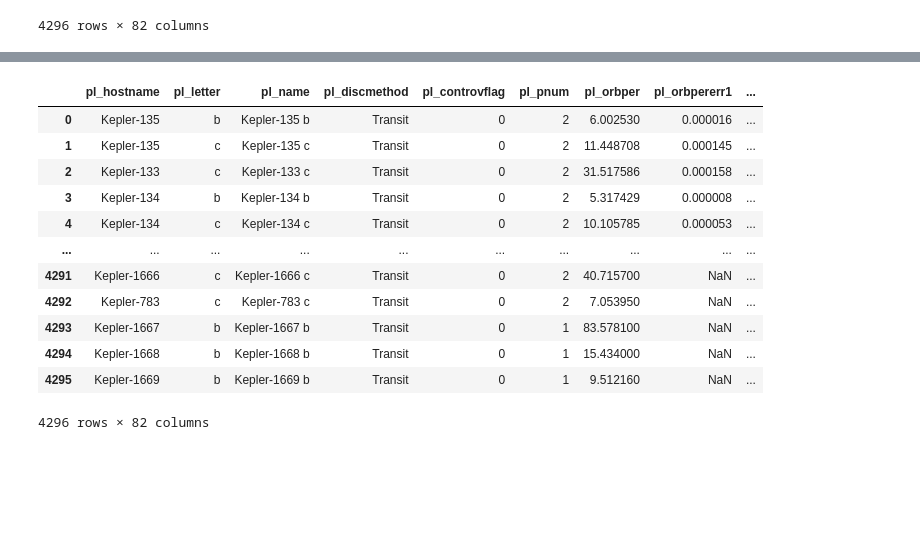
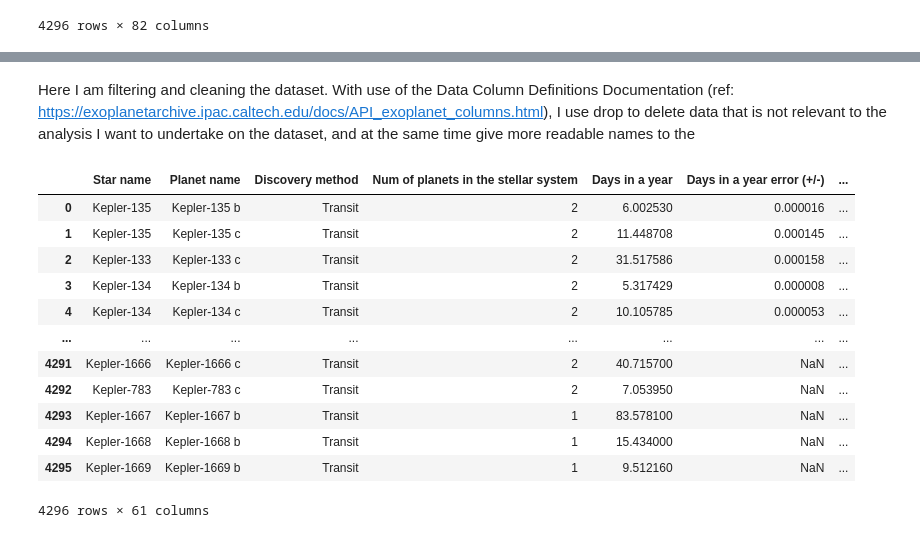
Before and after one commit to sjlacey/DataScienceProject_Exoplanets, a Jupyter notebook: DataScienceProject_Exoplanets.ipynb, the cells around one changed output, grey strips where cells are left out. Cells and saved outputs as stored; diff of their text form; code cells hidden in the pictures; blank space fills up the shorter version.

```diff
--- a/DataScienceProject_Exoplanets.ipynb
+++ b/DataScienceProject_Exoplanets.ipynb
@@ -1,5 +1,6 @@
 # %%
 import pandas as pd
+pd.options.display.max_columns = None
 # %%
 import requests
 
@@ -40,16 +25,21 @@ df.drop(columns =['pl_letter', 'pl_discmethod'])
-# %%
-df
-# %% [output]
-|  | pl_hostname | pl_letter | pl_name | pl_discmethod | pl_controvflag | pl_pnum | pl_orbper | pl_orbpererr1 | ... |
-| 0 | Kepler-135 | b | Kepler-135 b | Transit | 0 | 2 | 6.002530 | 0.000016 | ... |
-| 1 | Kepler-135 | c | Kepler-135 c | Transit | 0 | 2 | 11.448708 | 0.000145 | ... |
-| 2 | Kepler-133 | c | Kepler-133 c | Transit | 0 | 2 | 31.517586 | 0.000158 | ... |
-| 3 | Kepler-134 | b | Kepler-134 b | Transit | 0 | 2 | 5.317429 | 0.000008 | ... |
-| 4 | Kepler-134 | c | Kepler-134 c | Transit | 0 | 2 | 10.105785 | 0.000053 | ... |
-| ... | ... | ... | ... | ... | ... | ... | ... | ... | ... |
-| 4291 | Kepler-1666 | c | Kepler-1666 c | Transit | 0 | 2 | 40.715700 | NaN | ... |
-| 4292 | Kepler-783 | c | Kepler-783 c | Transit | 0 | 2 | 7.053950 | NaN | ... |
-| 4293 | Kepler-1667 | b | Kepler-1667 b | Transit | 0 | 1 | 83.578100 | NaN | ... |
-| 4294 | Kepler-1668 | b | Kepler-1668 b | Transit | 0 | 1 | 15.434000 | NaN | ... |
-| 4295 | Kepler-1669 | b | Kepler-1669 b | Transit | 0 | 1 | 9.512160 | NaN | ... |
-4296 rows × 82 columns
+# %% [markdown]
+Here I am filtering and cleaning the dataset. With use of the Data Column Definitions Documentation (ref: https://exoplanetarchive.ipac.caltech.edu/docs/API_exoplanet_columns.html), I use drop to delete data that is not relevant to the analysis I want to undertake on the dataset, and at the same time give more readable names to the
+# %%
+df = df.drop(columns =['pl_letter', 'pl_controvflag', 'pl_orbpererr2', 'pl_orbperlim', 'pl_orbsmax', 'pl_orbsmaxerr1', 'pl_orbsmaxerr2', 'pl_orbsmaxlim', 'pl_orbsmaxn', 'pl_orbeccenerr2', 'pl_orbeccenlim', 'pl_orbincl', 'pl_orbinclerr1', 'pl_orbinclerr2', 'pl_orbincllim', 'pl_orbincln', 'pl_bmassjerr2', 'pl_bmassjlim', 'pl_bmassprov', 'pl_radjerr2', 'pl_radjlim'])
+
+df = df.rename(columns={df.columns[0]: 'Star name', df.columns[1]: 'Planet name', df.columns[2] : 'Discovery method', df.columns[3] : 'Num of planets in the stellar system', df.columns[4] : 'Days in a year', df.columns[5] : 'Days in a year error (+/-)', df.columns[6] : 'TDB Error Limit', df.columns[6] : 'TBD Number of Measurements', df.columns[7] : 'Eccentricity', df.columns[8] : 'Eccentricity error (+/-)', df.columns[9] : 'TDB Number of Measurements', df.columns[10] : 'Planet mass', df.columns[11] : 'Planet mass error (+/-)', df.columns[12] : 'TBD Number of measurements', df.columns[13] : 'Planet radius (compared to Jupiter)', df.columns[14] : 'Planet radius error (+/-)', df.columns[15] : 'TBD Number of measurements'})
+df
+# %% [output]
+|  | Star name | Planet name | Discovery method | Num of planets in the stellar system | Days in a year | Days in a year error (+/-) | ... |
+| 0 | Kepler-135 | Kepler-135 b | Transit | 2 | 6.002530 | 0.000016 | ... |
+| 1 | Kepler-135 | Kepler-135 c | Transit | 2 | 11.448708 | 0.000145 | ... |
+| 2 | Kepler-133 | Kepler-133 c | Transit | 2 | 31.517586 | 0.000158 | ... |
+| 3 | Kepler-134 | Kepler-134 b | Transit | 2 | 5.317429 | 0.000008 | ... |
+| 4 | Kepler-134 | Kepler-134 c | Transit | 2 | 10.105785 | 0.000053 | ... |
+| ... | ... | ... | ... | ... | ... | ... | ... |
+| 4291 | Kepler-1666 | Kepler-1666 c | Transit | 2 | 40.715700 | NaN | ... |
+| 4292 | Kepler-783 | Kepler-783 c | Transit | 2 | 7.053950 | NaN | ... |
+| 4293 | Kepler-1667 | Kepler-1667 b | Transit | 1 | 83.578100 | NaN | ... |
+| 4294 | Kepler-1668 | Kepler-1668 b | Transit | 1 | 15.434000 | NaN | ... |
+| 4295 | Kepler-1669 | Kepler-1669 b | Transit | 1 | 9.512160 | NaN | ... |
+4296 rows × 61 columns
```
Also changed, not shown: parts of 1 cell of this notebook.
